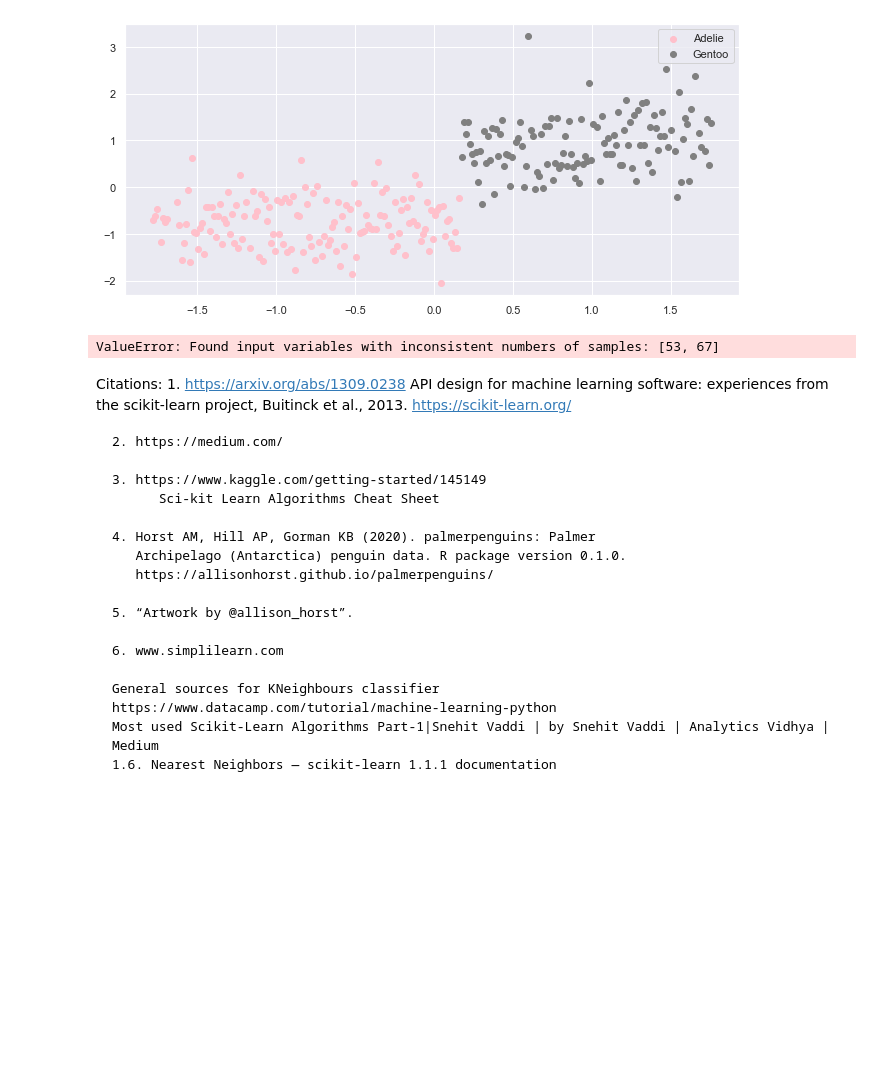
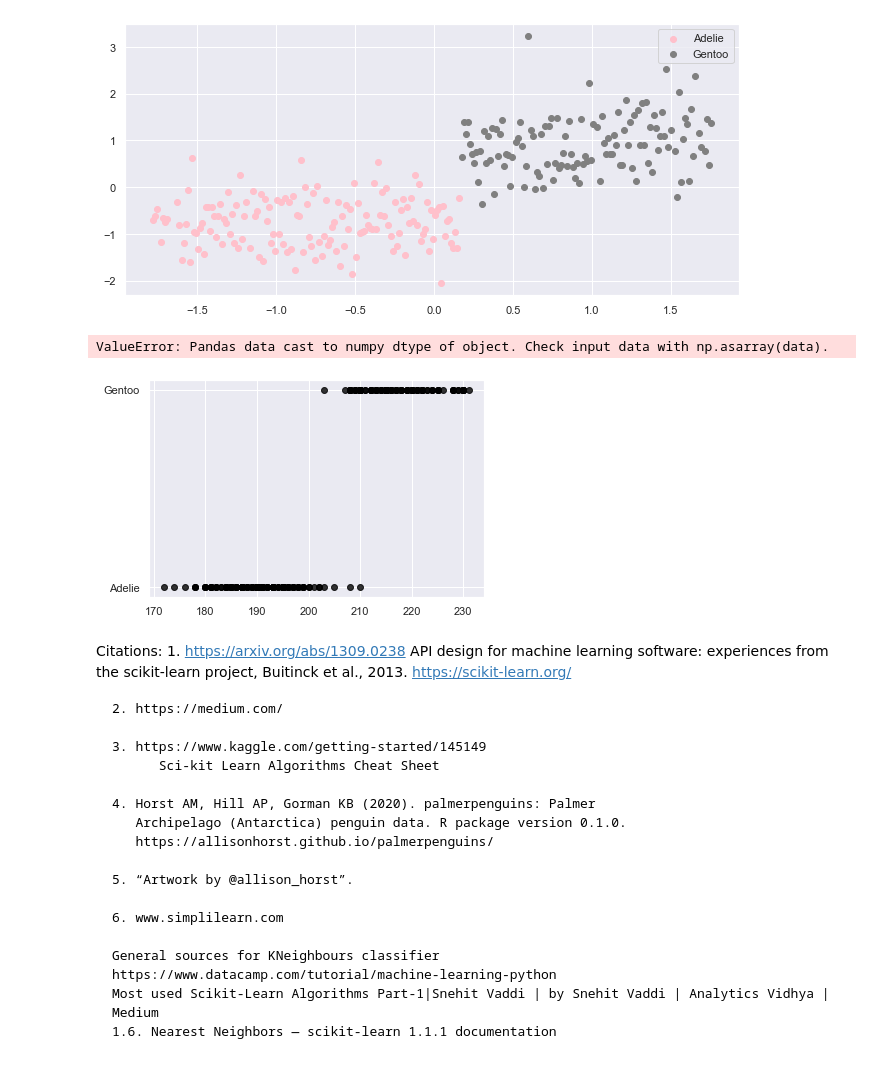
Before and after one commit to mobm65/ML-S, a Jupyter notebook: Scikit-Learn Jupyter Notebook.ipynb, the cells around one changed output. Saved outputs shown, nothing was run; the diff lists cells and outputs as text; code cells hidden in the pictures; blank space fills up the shorter version.

```diff
--- a/Scikit-Learn Jupyter Notebook.ipynb
+++ b/Scikit-Learn Jupyter Notebook.ipynb
@@ -466,13 +478,15 @@ plt.legend()
 # %% [output]
 <matplotlib.legend.Legend at 0x...>
 [figure]
-# %%
-# import the metrics class
-from sklearn import metrics
-cnf_matrix = metrics.confusion_matrix(y_test, y_pred)
-cnf_matrix
-# %% [output]
-ValueError: Found input variables with inconsistent numbers of samples: [53, 67]
+# %%
+# Select flipper length as a predictive characteristic
+x = dataset['flipper_length_mm']
+y = dataset['species']
+sns.regplot(x=x, y=y, data=dataset, logistic=True, ci=None,
+scatter_kws={'color': 'black'}, line_kws={'color': 'red'})
+# %% [output]
+ValueError: Pandas data cast to numpy dtype of object. Check input data with np.asarray(data).
+[figure, added]
 # %% [markdown]
 Citations:
     1. https://arxiv.org/abs/1309.0238
```
Also changed, not shown: parts of 15 cells of this notebook.
